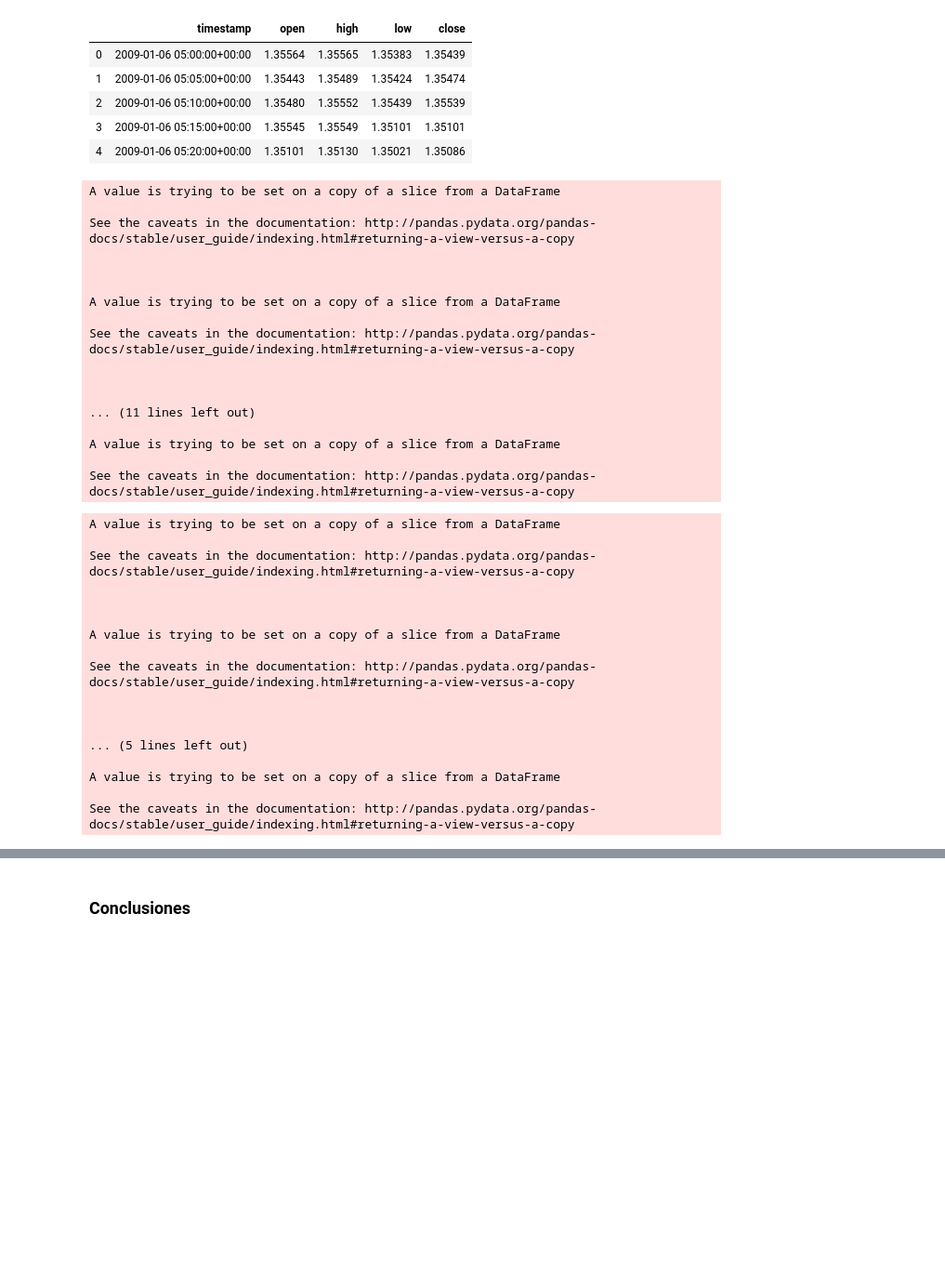
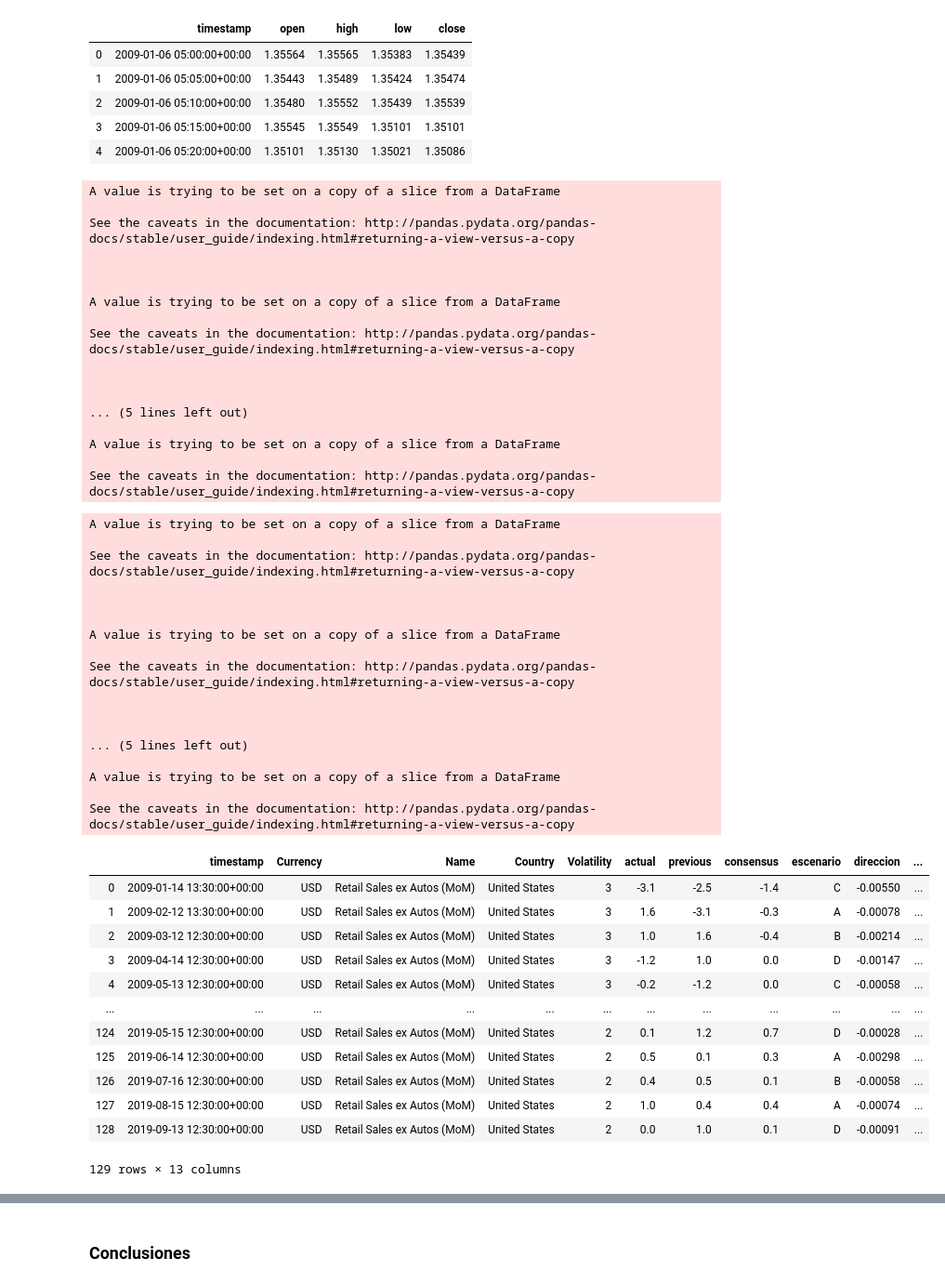
Before and after one commit to Esteban-NaGa/MyST-Lab4-EquipoX, a Jupyter notebook: MyST_Lab4_EqX.ipynb, the cells around one changed output, grey strips where cells are left out. Shown at 93% size. Saved outputs shown, nothing was run; the diff lists cells and outputs as text; code cells hidden in the pictures; blank space fills up the shorter version.

```diff
--- a/MyST_Lab4_EqX.ipynb
+++ b/MyST_Lab4_EqX.ipynb
@@ -54,3 +49,6 @@ calendario = '/Users/admin/Documents/9 Semestre/Microestructura y sistemas de tr
+# %%
+precios = 'precios_historicos_eurusd.csv'
+calendario = 'calendario_economico.csv'
 # %%
 precios_df = pd.read_csv(precios, header=0, sep=',', parse_dates = False, skip_blank_lines = True)
 precios_df.head()
@@ -145,7 +143,7 @@ See the caveats in the documentation: http://pandas.pydata.org/pandas-docs/stabl
 
 
 
-... (11 lines left out)
+... (5 lines left out)
 
 A value is trying to be set on a copy of a slice from a DataFrame
 
@@ -179,23 +177,37 @@ def df_final(df, periodos):
 # %%
 Final_autos   = df_final(Autos_esce, autoscom)
 Final_control = df_final(Control_esce, controlcom)
+Final_autos
 # %% [output]
 A value is trying to be set on a copy of a slice from a DataFrame
 
 See the caveats in the documentation: http://pandas.pydata.org/pandas-docs/stable/user_guide/indexing.html#returning-a-view-versus-a-copy
 
 
 
 A value is trying to be set on a copy of a slice from a DataFrame
 
 See the caveats in the documentation: http://pandas.pydata.org/pandas-docs/stable/user_guide/indexing.html#returning-a-view-versus-a-copy
 
 
 
 ... (5 lines left out)
 
 A value is trying to be set on a copy of a slice from a DataFrame
 
 See the caveats in the documentation: http://pandas.pydata.org/pandas-docs/stable/user_guide/indexing.html#returning-a-view-versus-a-copy
+|  | timestamp | Currency | Name | Country | Volatility | actual | previous | consensus | escenario | direccion | ... |
+| 0 | 2009-01-14 13:30:00+00:00 | USD | Retail Sales ex Autos (MoM) | United States | 3 | -3.1 | -2.5 | -1.4 | C | -0.00550 | ... |
+| 1 | 2009-02-12 13:30:00+00:00 | USD | Retail Sales ex Autos (MoM) | United States | 3 | 1.6 | -3.1 | -0.3 | A | -0.00078 | ... |
+| 2 | 2009-03-12 12:30:00+00:00 | USD | Retail Sales ex Autos (MoM) | United States | 3 | 1.0 | 1.6 | -0.4 | B | -0.00214 | ... |
+| 3 | 2009-04-14 12:30:00+00:00 | USD | Retail Sales ex Autos (MoM) | United States | 3 | -1.2 | 1.0 | 0.0 | D | -0.00147 | ... |
+| 4 | 2009-05-13 12:30:00+00:00 | USD | Retail Sales ex Autos (MoM) | United States | 3 | -0.2 | -1.2 | 0.0 | C | -0.00058 | ... |
+| ... | ... | ... | ... | ... | ... | ... | ... | ... | ... | ... | ... |
+| 124 | 2019-05-15 12:30:00+00:00 | USD | Retail Sales ex Autos (MoM) | United States | 2 | 0.1 | 1.2 | 0.7 | D | -0.00028 | ... |
+| 125 | 2019-06-14 12:30:00+00:00 | USD | Retail Sales ex Autos (MoM) | United States | 2 | 0.5 | 0.1 | 0.3 | A | -0.00298 | ... |
+| 126 | 2019-07-16 12:30:00+00:00 | USD | Retail Sales ex Autos (MoM) | United States | 2 | 0.4 | 0.5 | 0.1 | B | -0.00058 | ... |
+| 127 | 2019-08-15 12:30:00+00:00 | USD | Retail Sales ex Autos (MoM) | United States | 2 | 1.0 | 0.4 | 0.4 | A | -0.00074 | ... |
+| 128 | 2019-09-13 12:30:00+00:00 | USD | Retail Sales ex Autos (MoM) | United States | 2 | 0.0 | 1.0 | 0.1 | D | -0.00091 | ... |
+129 rows × 13 columns
 # %%
 # contamos ocurrencias por escenario
```
Also changed, not shown: parts of 5 cells of this notebook.
